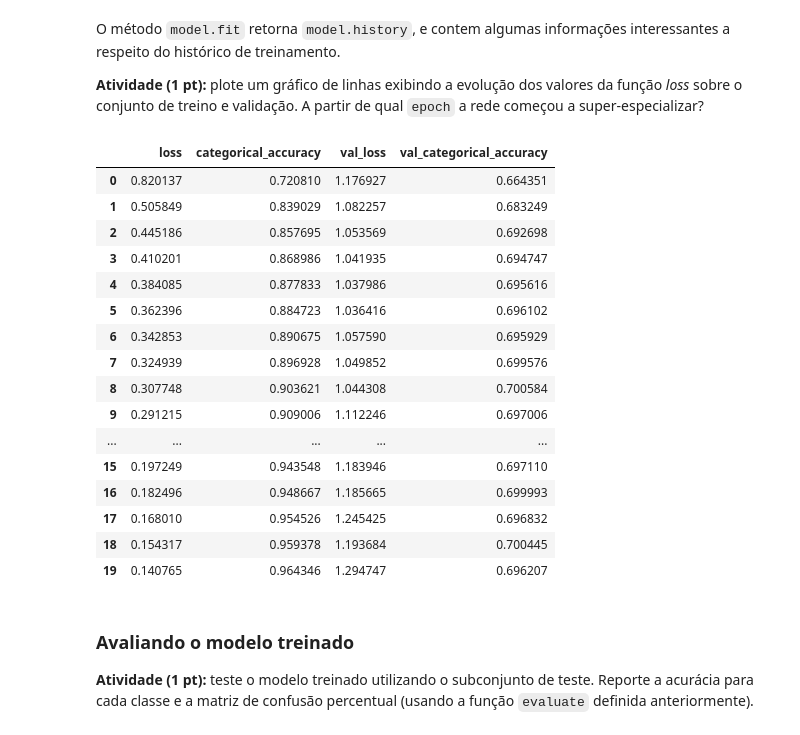
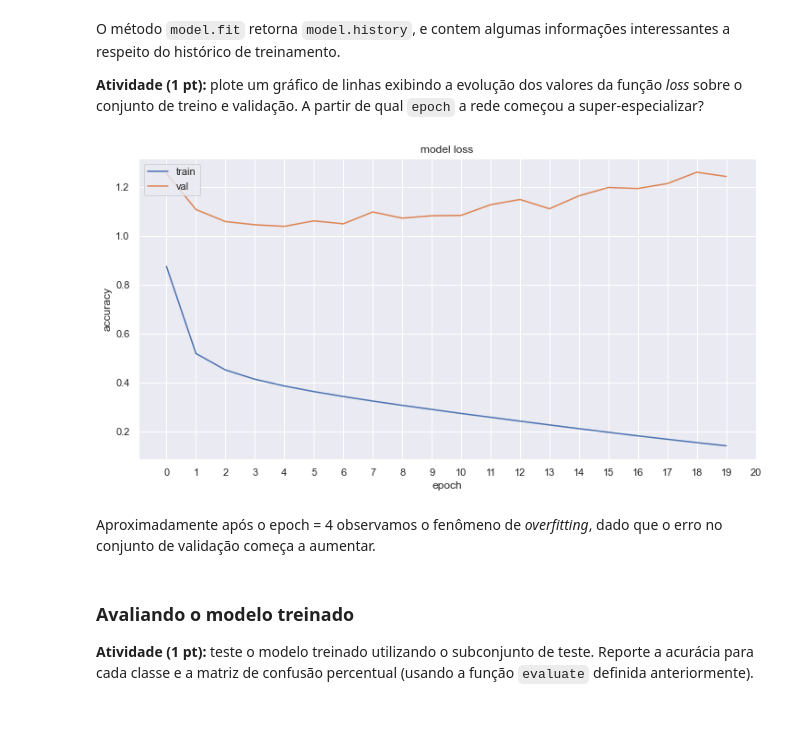
Before and after one commit to kroncatti/complex-data-mining, a Jupyter notebook: inf-0616-supervised-learning/assignment3/assignment_3.ipynb, the cells around one changed output. Saved outputs shown, nothing was run; the diff lists cells and outputs as text; code cells hidden in the pictures.

```diff
--- a/inf-0616-supervised-learning/assignment3/assignment_3.ipynb
+++ b/inf-0616-supervised-learning/assignment3/assignment_3.ipynb
@@ -316,27 +317,19 @@ model.load_weights('weights.h5')
 O método `model.fit` retorna `model.history`, e contem algumas informações interessantes a respeito do histórico de treinamento.
 
 **Atividade (1 pt):** plote um gráfico de linhas exibindo a evolução dos valores da função *loss* sobre o conjunto de treino e validação. A partir de qual `epoch` a rede começou a super-especializar?
-# %%
-history_f = pd.DataFrame(model.history.history)
-history_f
-# %% [output]
-|  | loss | categorical_accuracy | val_loss | val_categorical_accuracy |
-| 0 | 0.820137 | 0.720810 | 1.176927 | 0.664351 |
-| 1 | 0.505849 | 0.839029 | 1.082257 | 0.683249 |
-| 2 | 0.445186 | 0.857695 | 1.053569 | 0.692698 |
-| 3 | 0.410201 | 0.868986 | 1.041935 | 0.694747 |
-| 4 | 0.384085 | 0.877833 | 1.037986 | 0.695616 |
-| 5 | 0.362396 | 0.884723 | 1.036416 | 0.696102 |
-| 6 | 0.342853 | 0.890675 | 1.057590 | 0.695929 |
-| 7 | 0.324939 | 0.896928 | 1.049852 | 0.699576 |
-| 8 | 0.307748 | 0.903621 | 1.044308 | 0.700584 |
-| 9 | 0.291215 | 0.909006 | 1.112246 | 0.697006 |
-| ... | ... | ... | ... | ... |
-| 15 | 0.197249 | 0.943548 | 1.183946 | 0.697110 |
-| 16 | 0.182496 | 0.948667 | 1.185665 | 0.699993 |
-| 17 | 0.168010 | 0.954526 | 1.245425 | 0.696832 |
-| 18 | 0.154317 | 0.959378 | 1.193684 | 0.700445 |
-| 19 | 0.140765 | 0.964346 | 1.294747 | 0.696207 |
+# %%
+plt.plot(model.history.history['loss'])
+plt.plot(model.history.history['val_loss'])
+plt.title('model loss')
+plt.ylabel('accuracy')
+plt.xlabel('epoch')
+plt.legend(['train', 'val'], loc='upper left')
+plt.xticks(np.arange(0, 21, 1, dtype=int))
+plt.show()
+# %% [output]
+[figure, added]
+# %% [markdown]
+Aproximadamente após o epoch = 4 observamos o fenômeno de *overfitting*, dado que o erro no conjunto de validação começa a aumentar.
 # %% [markdown]
 ### Avaliando o modelo treinado
 
```
Also changed, not shown: parts of 21 cells of this notebook, 4 other files.
